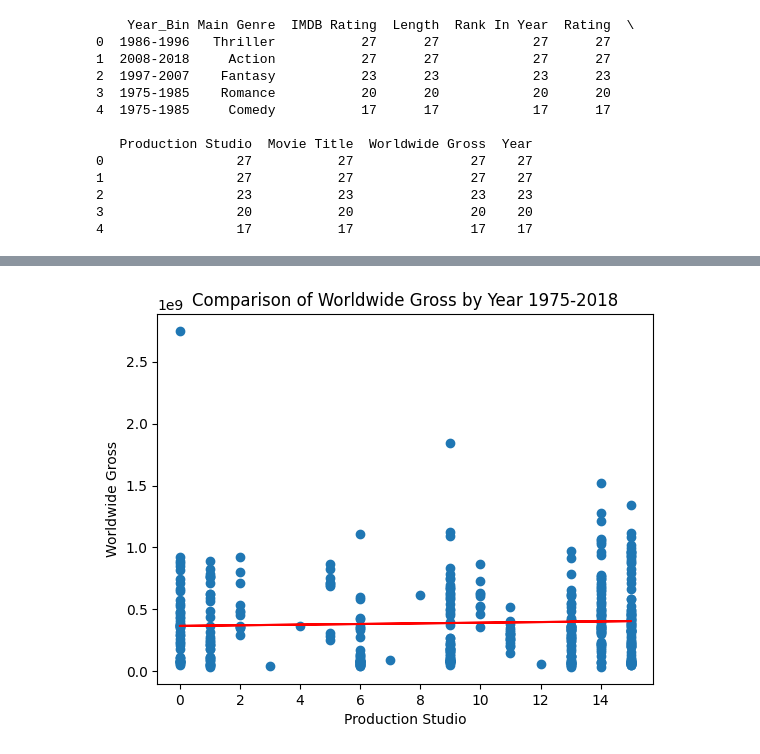
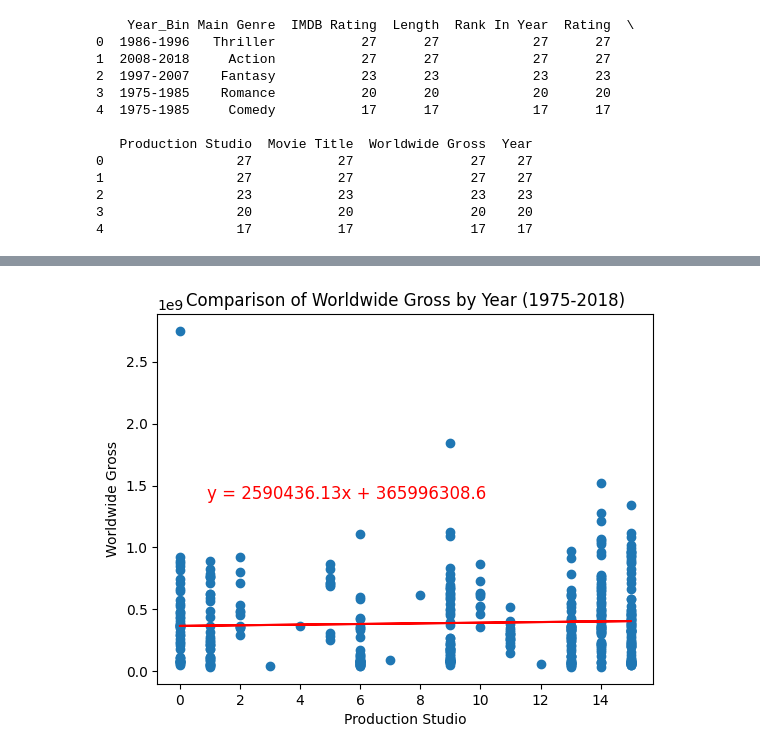
Before and after one commit to vmueller13/Worldwide-Earnings-of-Top-Movies-1975-2018, a Jupyter notebook: Movie_project_py.ipynb, the cells around one changed output, grey strips where cells are left out. Saved outputs shown, nothing was run; the diff lists cells and outputs as text; code cells hidden in the pictures.

```diff
--- a/Movie_project_py.ipynb
+++ b/Movie_project_py.ipynb
@@ -452,28 +452,29 @@ studio_data
 # %%
 from sklearn.preprocessing import LabelEncoder
 
 # Initialize a LabelEncoder
 le = LabelEncoder()
 
 # Fit the LabelEncoder to the 'Production Studio' column
 le.fit(studio_data['Production Studio'])
 
 # Transform the 'Production Studio' column into numerical values
 studio_data['Production Studio Encoded'] = le.transform(studio_data['Production Studio'])
 
 # Linear regression for earnings by Production Studio 1975-2018
 x_values = studio_data["Production Studio Encoded"]
 y_values = studio_data["Worldwide Gross"]
-
 (slope, intercept, rvalue, pvalue, stderr) = linregress(x_values, y_values)
 regress_values = x_values * slope + intercept
+
+#print the line equation
 line_eq = "y = " + str(round(slope,2)) + "x + " + str(round(intercept,2))
 plt.scatter(x_values,y_values)
 plt.plot(x_values,regress_values,"r-")
-
+plt.annotate(line_eq, xy=(0.1, 0.5), xycoords='axes fraction', fontsize=12, color='red')
 plt.xlabel('Production Studio')
 plt.ylabel('Worldwide Gross')
-plt.title('Comparison of Worldwide Gross by Year 1975-2018')
+plt.title('Comparison of Worldwide Gross by Year (1975-2018)')
 plt.show()
 # %% [output]
-[figure, old version]
+[figure, new version]
```
Also changed, not shown: parts of 5 cells of this notebook, 2 other files.
